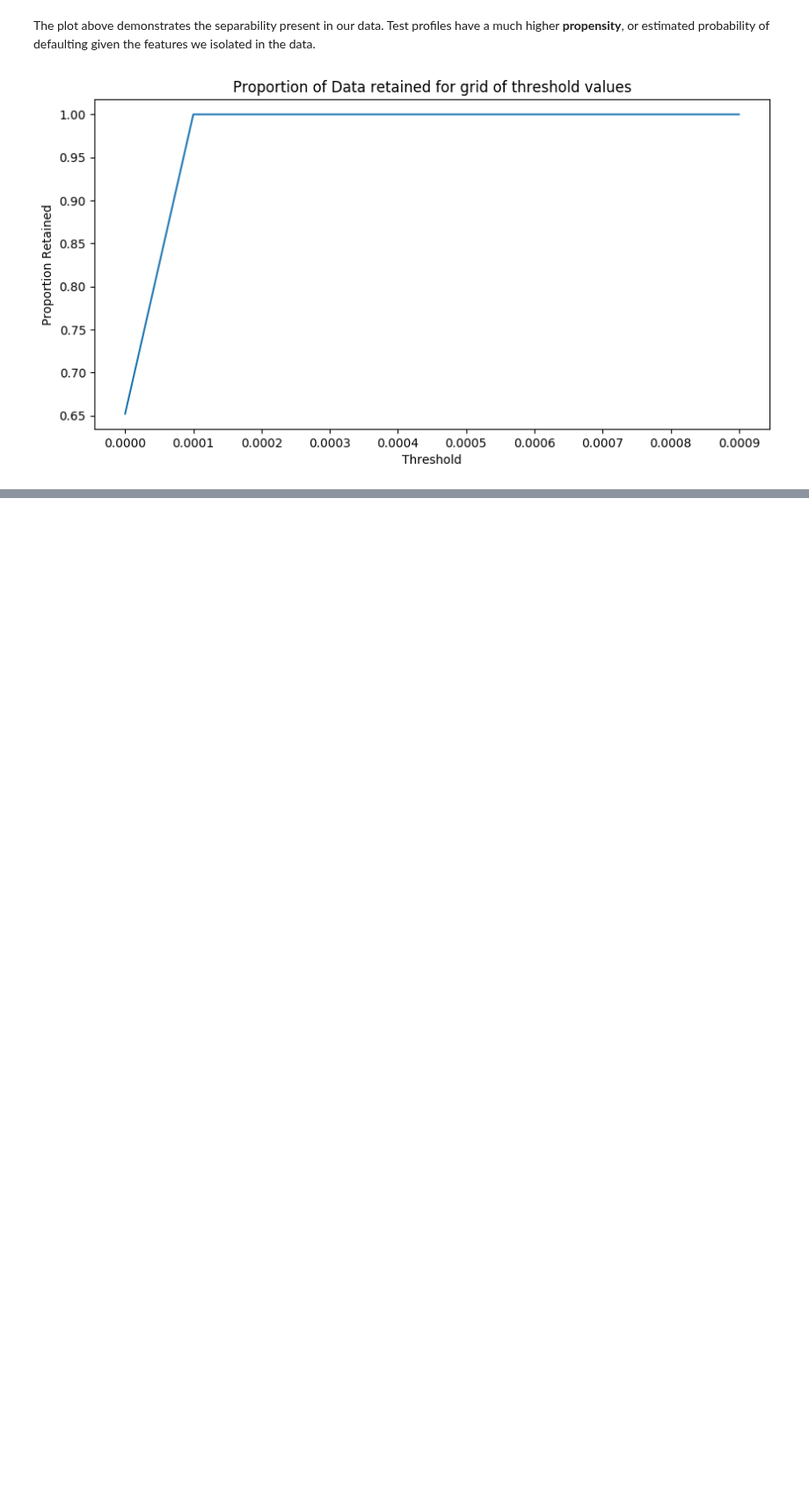
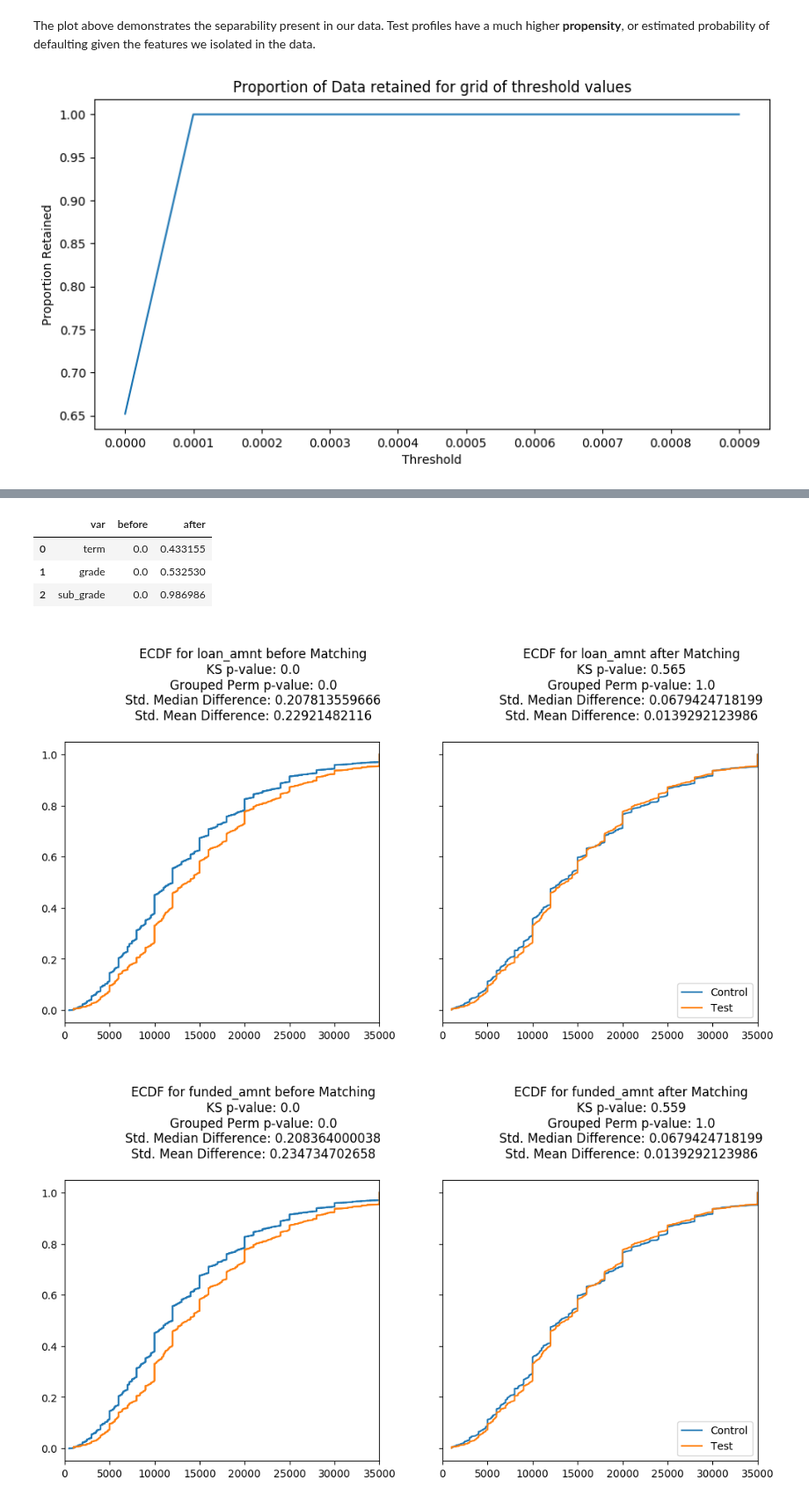
Before and after one commit to benmiroglio/pymatch, a Jupyter notebook: Example.ipynb, the cells around one changed output, grey strips where cells are left out. Shown at 88% size. Drawn from its saved outputs; the diff is of its cells as text; code cells hidden in the pictures; blank space fills up the shorter version.

```diff
--- a/Example.ipynb
+++ b/Example.ipynb
@@ -79,0 +88,12 @@ m.compare_discrete()
+# %%
+cd
+# %% [output]
+|  | var | before | after |
+| 0 | term | 0.0 | 0.433155 |
+| 1 | grade | 0.0 | 0.532530 |
+| 2 | sub_grade | 0.0 | 0.986986 |
+# %%
+cc = m.compare_continuous(return_table=True)
+# %% [output]
+[figure, added]
+[figure, added]
```
Also changed, not shown: parts of 9 cells of this notebook, 15 other files.
